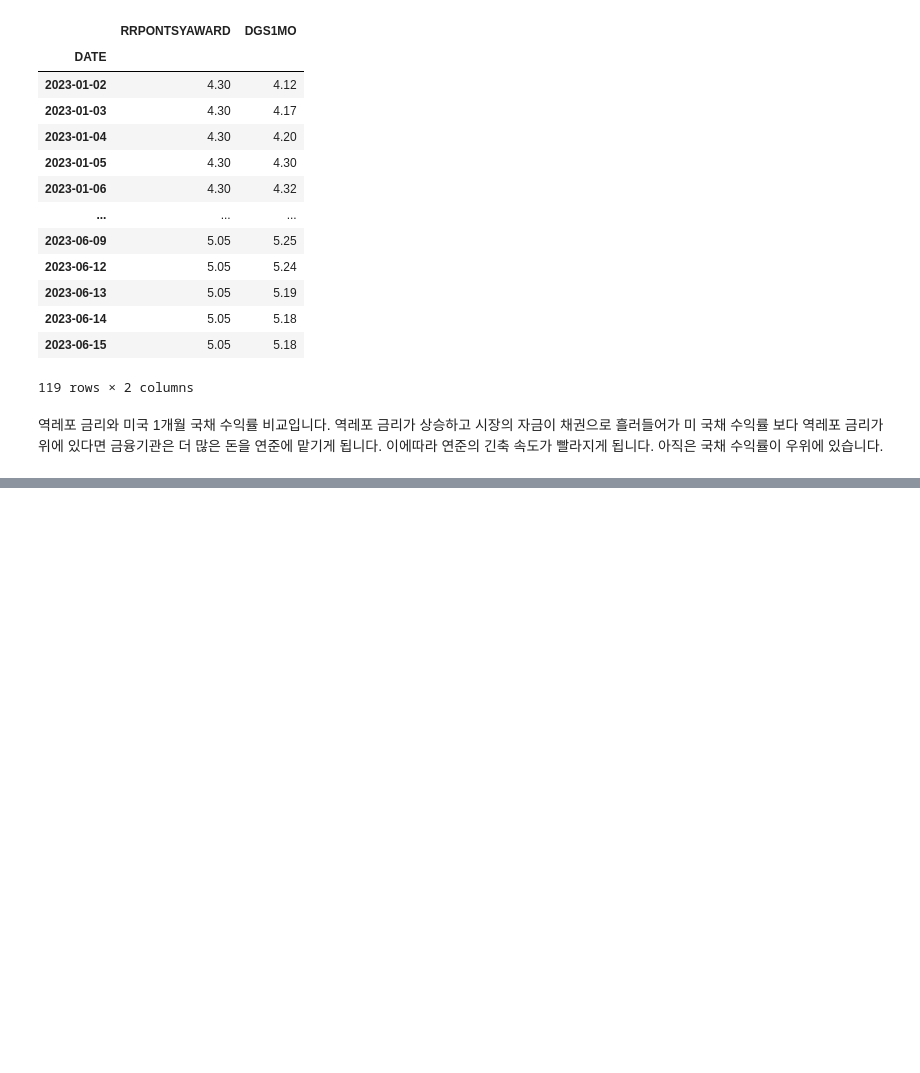
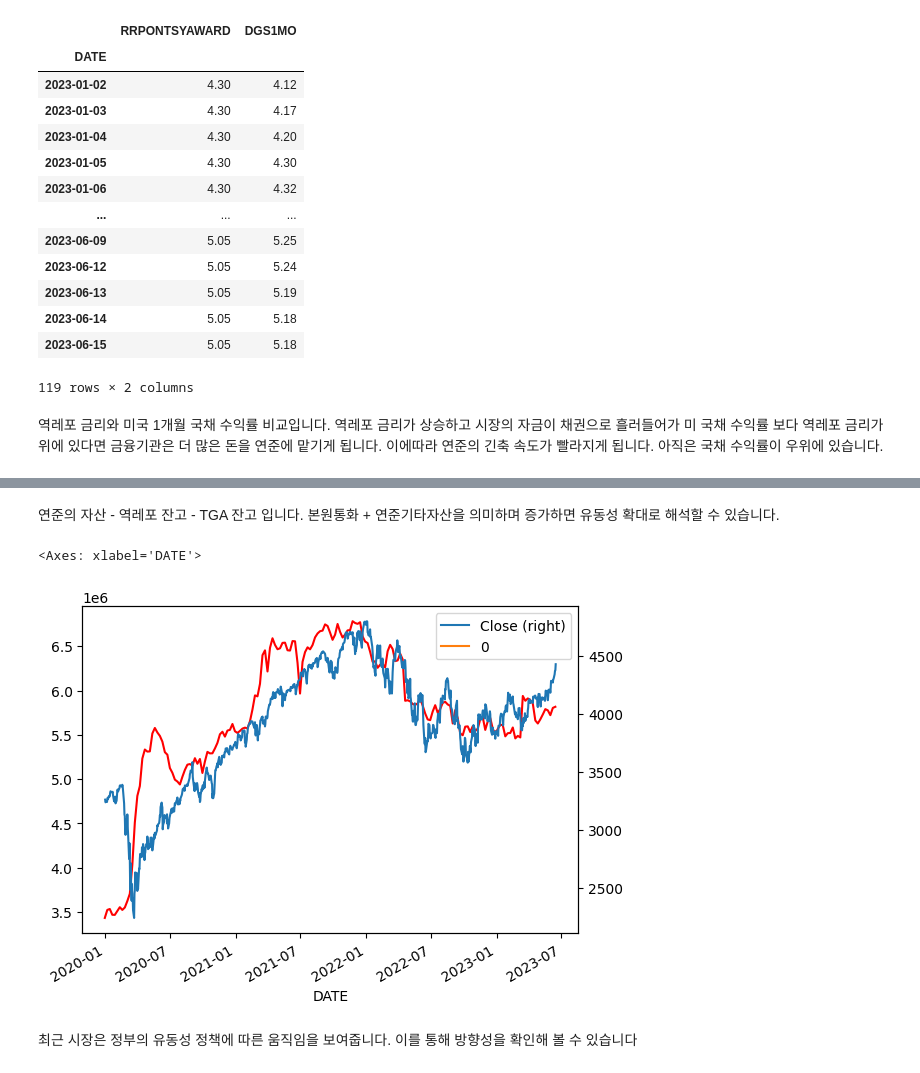
Before and after one commit to hojune2/_investment, a Jupyter notebook: macro.ipynb, the cells around one changed output, grey strips where cells are left out. Cells and saved outputs as stored; diff of their text form; code cells hidden in the pictures; blank space fills up the shorter version.

```diff
--- a/macro.ipynb
+++ b/macro.ipynb
@@ -95,0 +95,8 @@ NameError: name 'ᄋ' is not defined
+# %%
+data=fdr.DataReader('FRED:WALCL',start='2020-01-01')
+data2=fdr.DataReader('FRED:WDTGAL',start='2020-01-01')
+data3=fdr.DataReader('FRED:WLRRAL',start='2020-01-01')
+snp=fdr.DataReader('yfinance:^GSPC',start='2020-01-01')
+# %%
+liq=data['WALCL']-data2['WDTGAL']-data3['WLRRAL']
+snp=snp.drop(['Open','High','Low','Adj Close','Volume'],axis=1)
@@ -95,0 +120,10 @@ NameError: name 'ᄋ' is not defined
+# %% [markdown]
+연준의 자산 - 역레포 잔고 - TGA 잔고 입니다. 본원통화 + 연준기타자산을 의미하며 증가하면 유동성 확대로 해석할 수 있습니다.
+# %%
+liqsnp.plot(secondary_y='Close')
+liq.plot(color='r')
+# %% [output]
+<Axes: xlabel='DATE'>
+[figure, added]
+# %% [markdown]
+최근 시장은 정부의 유동성 정책에 따른 움직임을 보여줍니다. 이를 통해 방향성을 확인해 볼 수 있습니다
```
Also changed, not shown: parts of 8 cells of this notebook.
